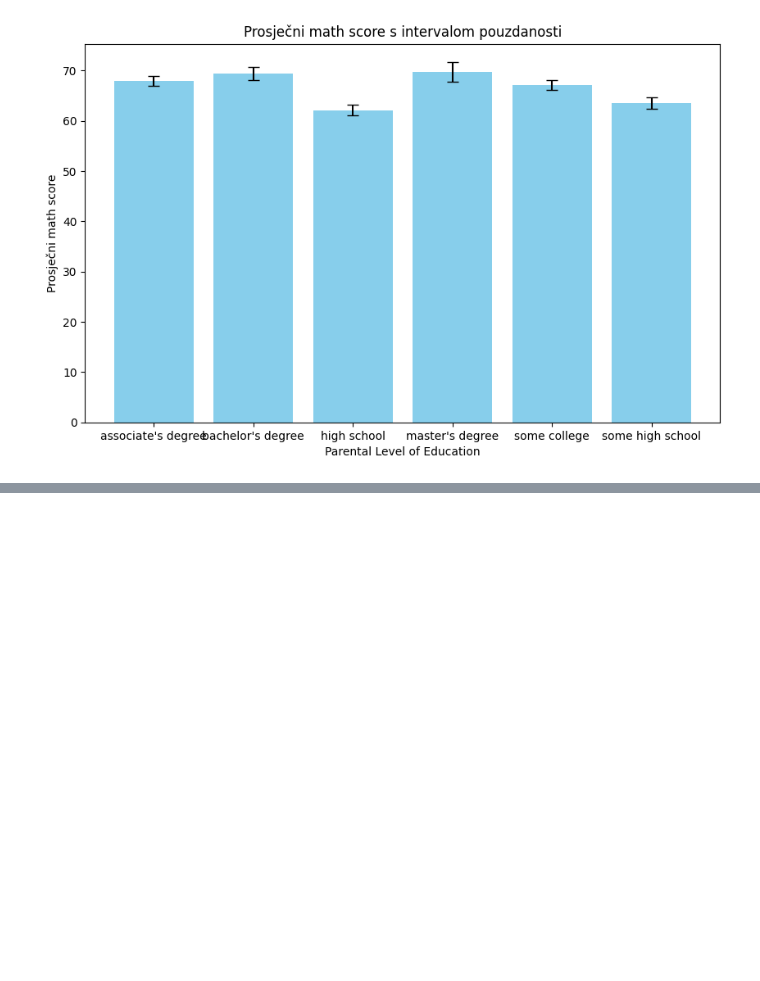
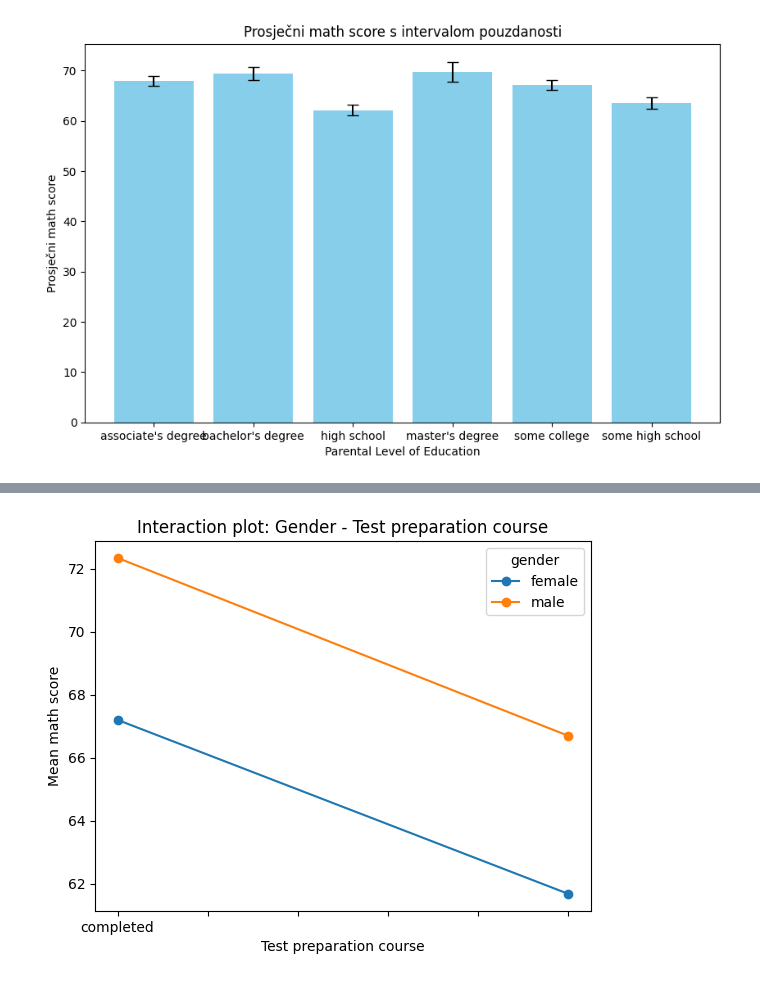
Before and after one commit to KarloBuhinjak/MSAP-lv6-priprema, a Jupyter notebook: pripremaLV6.ipynb, the cells around one changed output, grey strips where cells are left out. Cells and saved outputs as stored; diff of their text form; code cells hidden in the pictures; blank space fills up the shorter version.

```diff
--- a/pripremaLV6.ipynb
+++ b/pripremaLV6.ipynb
@@ -221,0 +302,9 @@ plt.show()
+# %%
+means = df.groupby(['test preparation course', 'gender'])['math score'].mean().unstack()
+means.plot(marker='o')
+plt.xlabel("Test preparation course")
+plt.ylabel("Mean math score")
+plt.title("Interaction plot: Gender - Test preparation course")
+plt.show()
+# %% [output]
+[figure, added]
```
Also changed, not shown: parts of 10 cells of this notebook.
